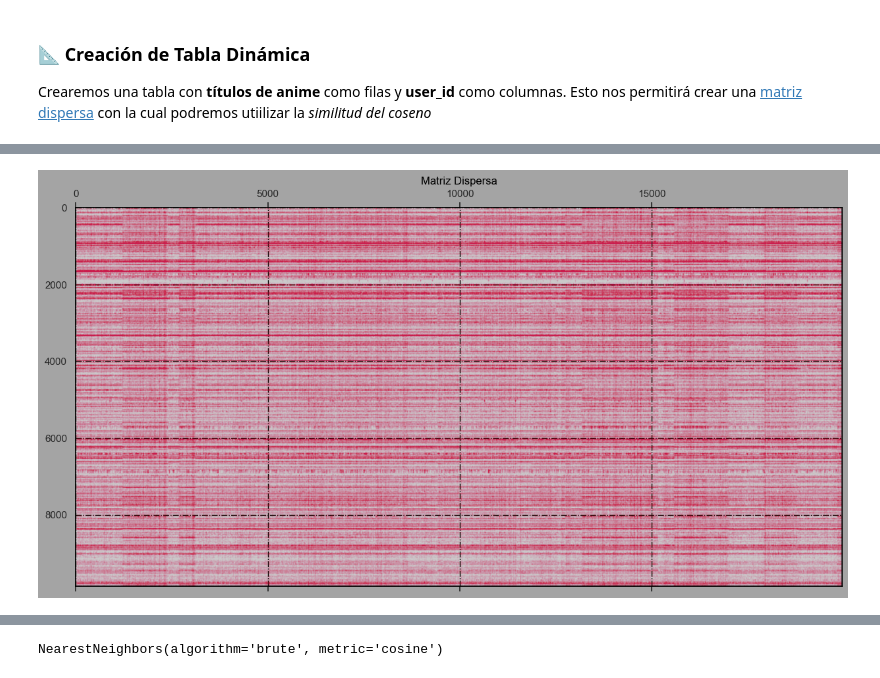
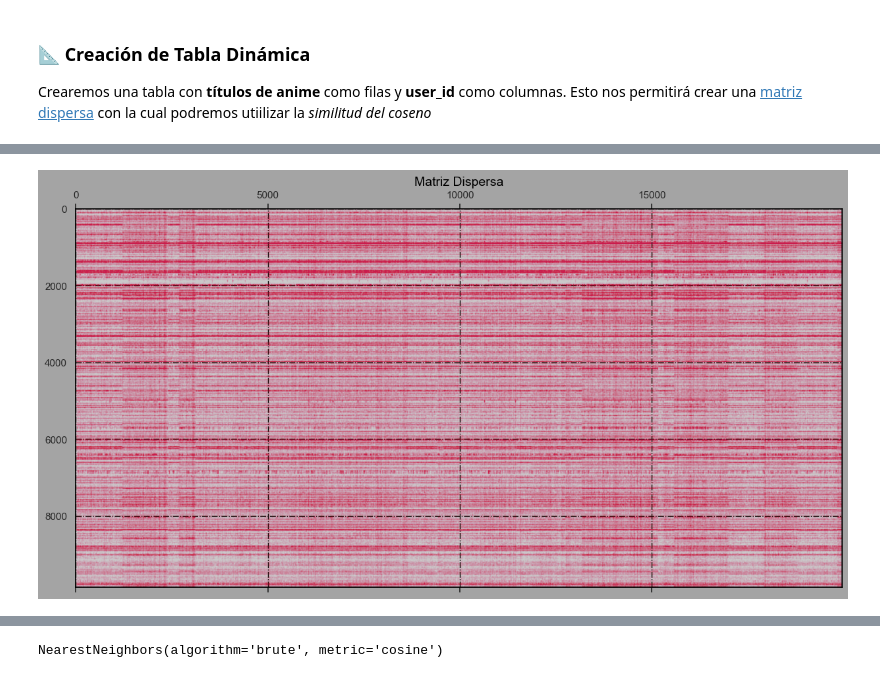
Before and after one commit to yamilb87/Anime-Recommendation-System, a Jupyter notebook: Anime_SystemRecommendation.ipynb, the cells around one changed output, grey strips where cells are left out. Drawn from its saved outputs; the diff is of its cells as text; code cells hidden in the pictures.

```diff
--- a/Anime_SystemRecommendation.ipynb
+++ b/Anime_SystemRecommendation.ipynb
@@ -216,8 +246,12 @@ El podio está conformado por [Death Note](https://es.wikipedia.org/wiki/Death_N
 ### 🔟**Top** animes basados en su comunidad (cantidad de Miembros)
 ---
 # %%
-anime_fulldata = anime_fulldata.merge(anime_ratingCount, left_on='anime_title', right_on='anime_title', how='left')
-anime_fulldata = anime_fulldata.rename(columns={'user_rating_x':'user_rating', 'user_rating_y':'totalratingcount'})
+anime_fulldata = anime_fulldata.merge(
+    anime_ratingcount, left_on="anime_title", right_on="anime_title", how="left"
+)
+anime_fulldata = anime_fulldata.rename(
+    columns={"user_rating_x": "user_rating", "user_rating_y": "totalratingcount"}
+)
 anime_fulldata.head()
 # %% [output]
 |  | anime_id | anime_title | genre | type | episodes | rating | members | user_id | user_rating | ... |
@@ -580,9 +629,11 @@ Hay usuarios que han calificado **solo una vez**, incluso si lo han calificado c
 
 _Nota_: podremos jugar cambiando el valor del umbral para obtener mejores resultados [_(Link detalles)_](#cell-id).
 # %%
-# contamos únicamente los usuarios que tienen 200 o más valoraciones.
-counts = anime_feature['user_id'].value_counts()
-anime_feature = anime_feature[anime_feature['user_id'].isin(counts[counts >= 100].index)]
+# contamos únicamente los usuarios que tienen "n" o más valoraciones.
+counts = anime_feature["user_id"].value_counts()
+anime_feature = anime_feature[
+    anime_feature["user_id"].isin(counts[counts >= 100].index)
+]
 # mostramos los ID de usuarios y su cantidad de valoraciones realizadas (de mayor a menor)
-anime_feature['user_id'].value_counts()
+anime_feature["user_id"].value_counts()
 # %% [output]
@@ -600,0 +655,16 @@ Name: user_id, Length: 19949, dtype: int64
+# %%
+# Extraemos los símbolos que no aportan al título original del anime para mejorar nuestro sistema de recomendación.
+# Creamos una función que aplica expresiones regulares para ello.
+import re
+
+def text_cleaning(text):
+    text = re.sub(r"&quot;", "", text)
+    text = re.sub(r".hack//", "", text)
+    text = re.sub(r"&#039;", "", text)
+    text = re.sub(r"A&#039;s", "", text)
+    text = re.sub(r"I&#039;", "I'", text)
+    text = re.sub(r"&amp;", "and", text)
+    return text
+
+anime_feature["anime_title"] = anime_feature["anime_title"].apply(text_cleaning)
+anime_feature.head()
@@ -605,7 +682,9 @@ Name: user_id, Length: 19949, dtype: int64
 Crearemos una tabla con **títulos de anime** como filas y **user_id** como columnas. Esto nos permitirá crear una [matriz dispersa](https://pfafner.github.io/opt2021/aulas/Aula12.pdf) con la cual podremos utiilizar la _similitud del coseno_
 # %%
 # Tabla Pivot
-anime_pivot=anime_feature.pivot_table(index='anime_title',columns='user_id',values='user_rating').fillna(0)
+anime_pivot = anime_feature.pivot_table(
+    index="anime_title", columns="user_id", values="user_rating"
+).fillna(0)
 print(f"Tabla de {len(anime_pivot.values)} filas x {len(anime_pivot.columns)} columnas")
 anime_pivot.head()
 # %% [output]
@@ -690,14 +738,15 @@ En primer instancia crearemos la matriz dispersa, con el método CSR (Compressed
 # %%
 # Importamos la librería
 from scipy.sparse import csr_matrix
+
 # Generamos la matriz
 anime_matrix = csr_matrix(anime_pivot.values)
 
 # Graficamos la matriz dispersa
-plt.figure(figsize=(15,20))
-plt.spy(anime_matrix, markersize=0.005,precision=0.0001,color='#D61C4E')
-plt.title('Matriz Dispersa')
+plt.figure(figsize=(15, 20))
+plt.spy(anime_matrix, markersize=0.005, precision=0.0001, color="#D61C4E")
+plt.title("Matriz Dispersa", fontsize=14)
 plt.show()
 # %% [output]
-[figure, old version]
+[figure, new version]
 # %% [markdown]
```
Also changed, not shown: parts of 42 cells of this notebook, 1 other file.
